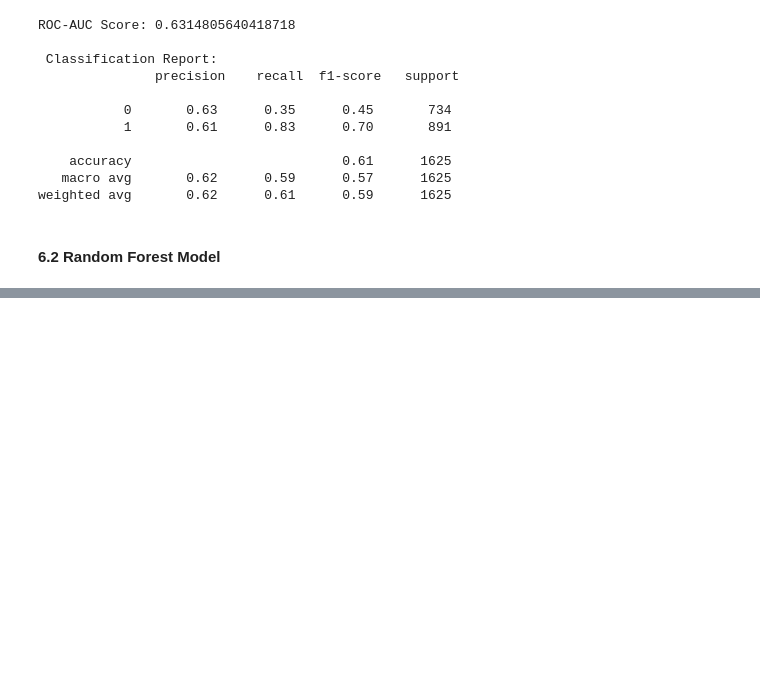
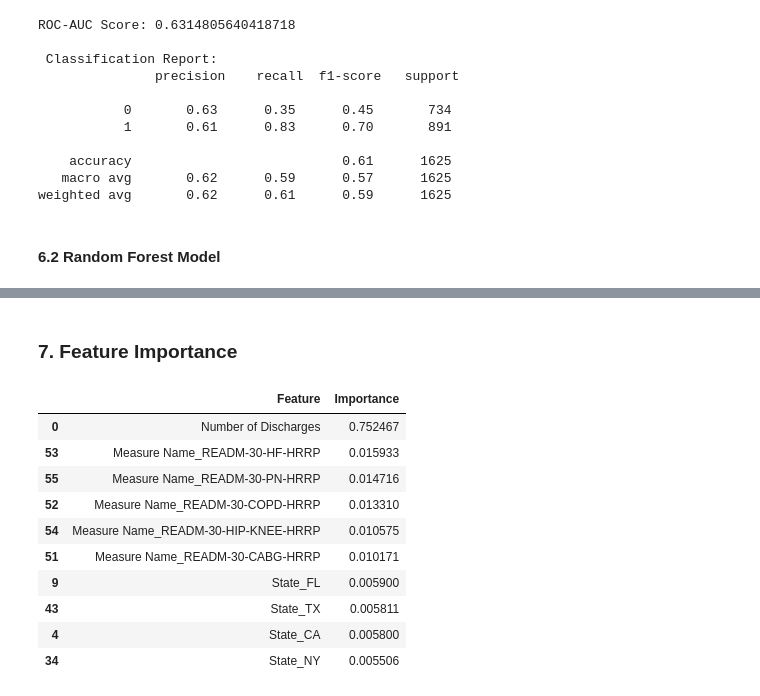
Before and after one commit to rushikesh328/Hospital_Readmission_Analysis, a Jupyter notebook: 03_modeling.ipynb, the cells around one changed output, grey strips where cells are left out. Cells and saved outputs as stored; diff of their text form; code cells hidden in the pictures; blank space fills up the shorter version.

```diff
--- a/03_modeling.ipynb
+++ b/03_modeling.ipynb
@@ -136,8 +133,8 @@ Pipeline(steps=[('pre',
 # %%
 from sklearn.metrics import classification_report, roc_auc_score
 
-y_train = y_train.ravel()
-y_test = y_test.ravel()
+y_train = y_train.values.ravel()
+y_test = y_test.values.ravel()
 
 # Fitting the model
 logit_pipe.fit(x_train, y_train)
@@ -184,0 +200,32 @@ rf_pipe.fit(x_train, y_train)
+# %% [markdown]
+### **7. Feature Importance**
+# %%
+numerical_features = feature_cols_num
+ohe = rf_pipe.named_steps['pre'].named_transformers_['cat']
+categorical_features = ohe.get_feature_names_out(feature_cols_cat)
+
+all_features = numerical_features + list(categorical_features)
+
+# Extracting Random Forest's Feature Importances
+importances = rf_pipe.named_steps['clf'].feature_importances_
+
+import pandas as pd
+
+fi = pd.DataFrame({
+    "Feature": all_features,
+    "Importance": importances
+}).sort_values(by= "Importance", ascending= False)
+
+fi.head(10)
+# %% [output]
+|  | Feature | Importance |
+| 0 | Number of Discharges | 0.752467 |
+| 53 | Measure Name_READM-30-HF-HRRP | 0.015933 |
+| 55 | Measure Name_READM-30-PN-HRRP | 0.014716 |
+| 52 | Measure Name_READM-30-COPD-HRRP | 0.013310 |
+| 54 | Measure Name_READM-30-HIP-KNEE-HRRP | 0.010575 |
+| 51 | Measure Name_READM-30-CABG-HRRP | 0.010171 |
+| 9 | State_FL | 0.005900 |
+| 43 | State_TX | 0.005811 |
+| 4 | State_CA | 0.005800 |
+| 34 | State_NY | 0.005506 |
```
Also changed, not shown: parts of 3 cells of this notebook.
